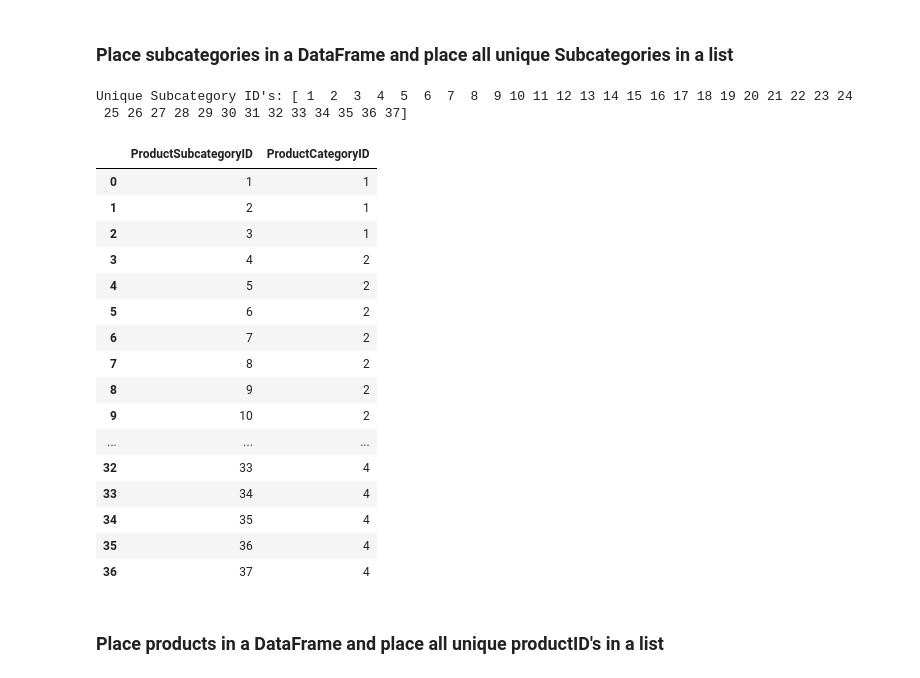
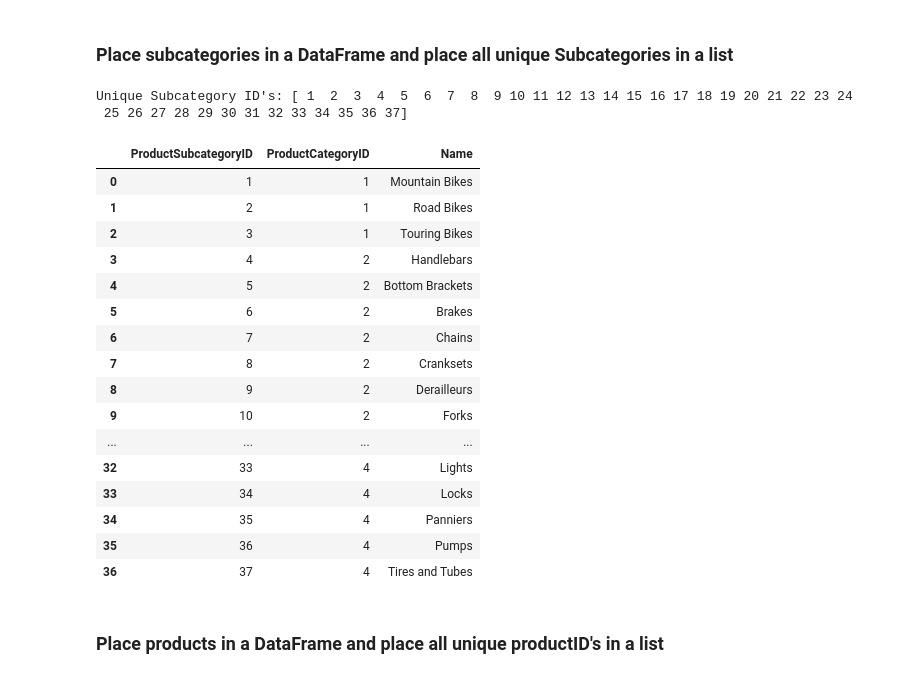
Before and after one commit to markusgunnar/AdventureWorks2025, a Jupyter notebook: Results.ipynb, the cells around one changed output. Saved outputs shown, nothing was run; the diff lists cells and outputs as text; code cells hidden in the pictures.

```diff
--- a/Results.ipynb
+++ b/Results.ipynb
@@ -37,34 +37,34 @@ Unique Category ID's: [1 2 3 4]
 # %%
 # Production.ProductSubcategory
 subcat_query = """
-SELECT ProductSubcategoryID, ProductCategoryID
+SELECT ProductSubcategoryID, ProductCategoryID, Name
 FROM Production.ProductSubcategory
 """
 subcat_df = query_df(subcat_query)
 productSubcategoryIDs = subcat_df['ProductSubcategoryID'].unique()
 productSubcategoryIDs.sort()
 print(f"Unique Subcategory ID's: {productSubcategoryIDs}")
 subcat_df
 # %% [output]
 Unique Subcategory ID's: [ 1  2  3  4  5  6  7  8  9 10 11 12 13 14 15 16 17 18 19 20 21 22 23 24
  25 26 27 28 29 30 31 32 33 34 35 36 37]
-|  | ProductSubcategoryID | ProductCategoryID |
-| 0 | 1 | 1 |
-| 1 | 2 | 1 |
-| 2 | 3 | 1 |
-| 3 | 4 | 2 |
-| 4 | 5 | 2 |
-| 5 | 6 | 2 |
-| 6 | 7 | 2 |
-| 7 | 8 | 2 |
-| 8 | 9 | 2 |
-| 9 | 10 | 2 |
-| ... | ... | ... |
-| 32 | 33 | 4 |
-| 33 | 34 | 4 |
-| 34 | 35 | 4 |
-| 35 | 36 | 4 |
-| 36 | 37 | 4 |
+|  | ProductSubcategoryID | ProductCategoryID | Name |
+| 0 | 1 | 1 | Mountain Bikes |
+| 1 | 2 | 1 | Road Bikes |
+| 2 | 3 | 1 | Touring Bikes |
+| 3 | 4 | 2 | Handlebars |
+| 4 | 5 | 2 | Bottom Brackets |
+| 5 | 6 | 2 | Brakes |
+| 6 | 7 | 2 | Chains |
+| 7 | 8 | 2 | Cranksets |
+| 8 | 9 | 2 | Derailleurs |
+| 9 | 10 | 2 | Forks |
+| ... | ... | ... | ... |
+| 32 | 33 | 4 | Lights |
+| 33 | 34 | 4 | Locks |
+| 34 | 35 | 4 | Panniers |
+| 35 | 36 | 4 | Pumps |
+| 36 | 37 | 4 | Tires and Tubes |
 # %% [markdown]
 ### Place products in a DataFrame and place all unique productID's in a list
 # %%
```
Also changed, not shown: parts of 5 cells of this notebook, 3 other files.
